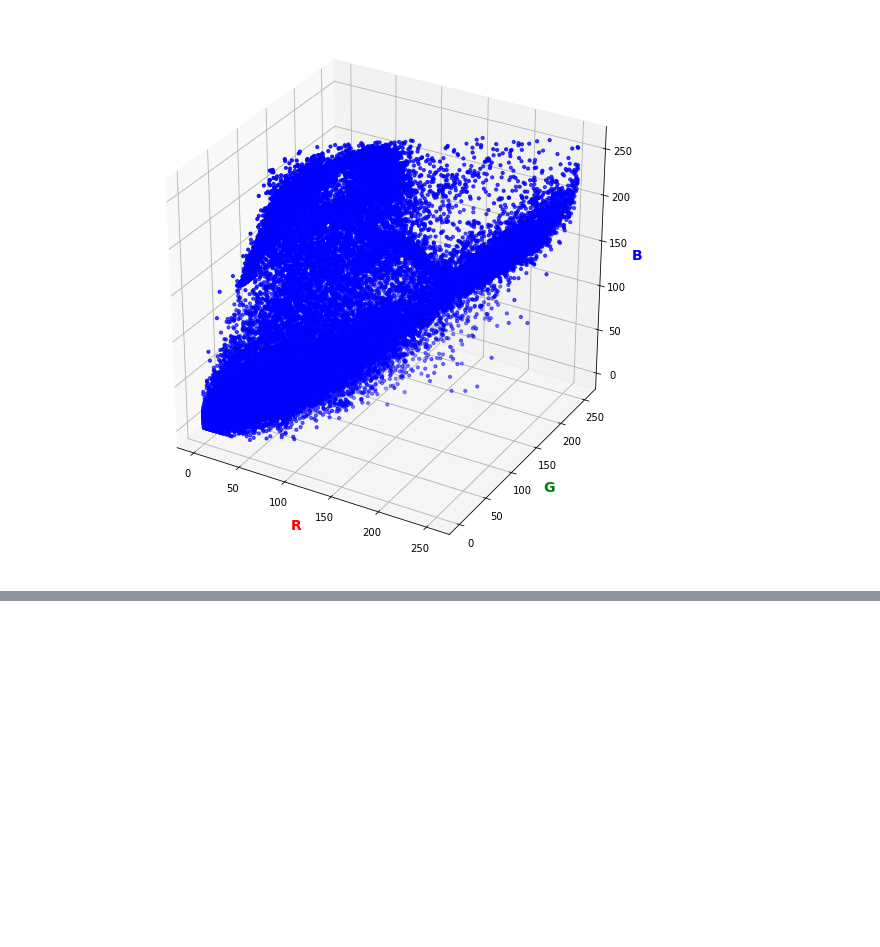
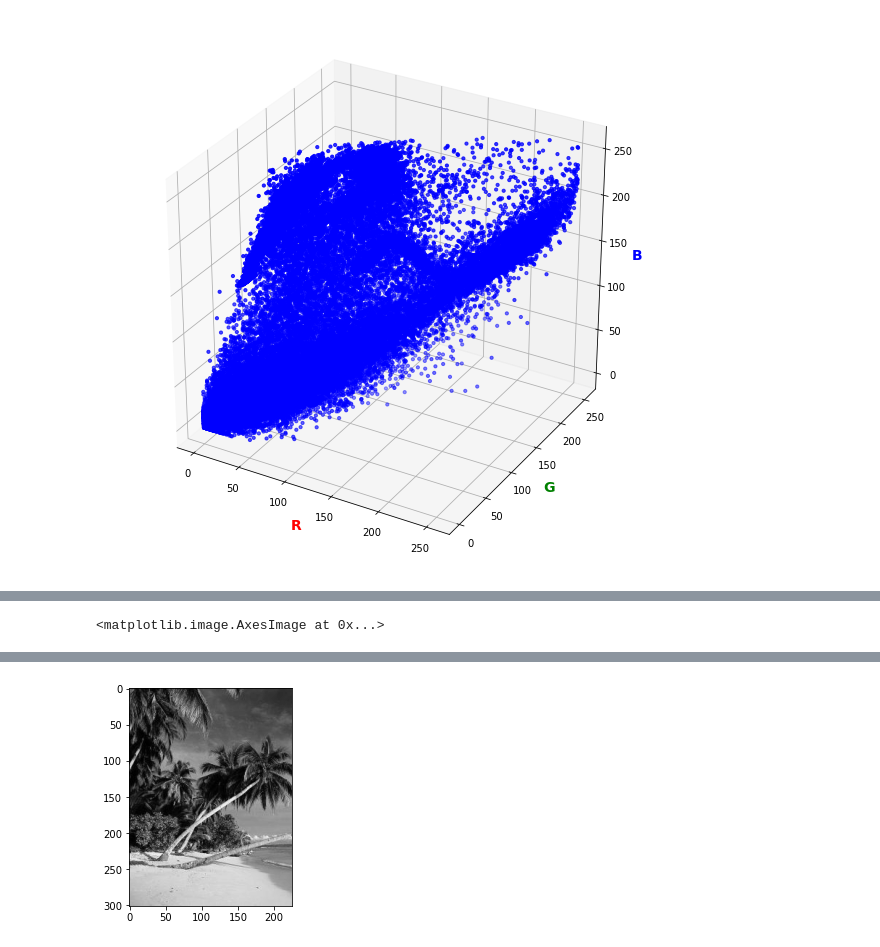
Before and after one commit to jainsanyam786/Intro_To_AI, a Jupyter notebook: Project4/Image_Recoloration.ipynb, the cells around one changed output, grey strips where cells are left out. Drawn from its saved outputs; the diff is of its cells as text; code cells hidden in the pictures; blank space fills up the shorter version.

```diff
--- a/Project4/Image_Recoloration.ipynb
+++ b/Project4/Image_Recoloration.ipynb
@@ -175,4 +64,0 @@ plt.imshow(og)
-# %%
-trainingImage = og
-complete_image = np.column_stack((trainingImage,testingImage))
-plt.imshow(complete_image)
@@ -192,0 +186,6 @@ plt.imshow(testingImage_gray,cmap=plt.cm.gray)
+# %%
+trainingInputImage = trainingImage[:,:,0]*0.21 + trainingImage[:,:,1]*0.72 + trainingImage[:,:,2]*0.07
+plt.imshow(trainingInputImage,cmap=plt.cm.gray)
+skio.imsave(fname="trainingInputImage.jpg", arr=trainingInputImage)
+# %% [output]
+<matplotlib.image.AxesImage at 0x...>
@@ -192,0 +193 @@ plt.imshow(testingImage_gray,cmap=plt.cm.gray)
+[figure, added]
```
Also changed, not shown: parts of 60 cells of this notebook, 12 other files.
